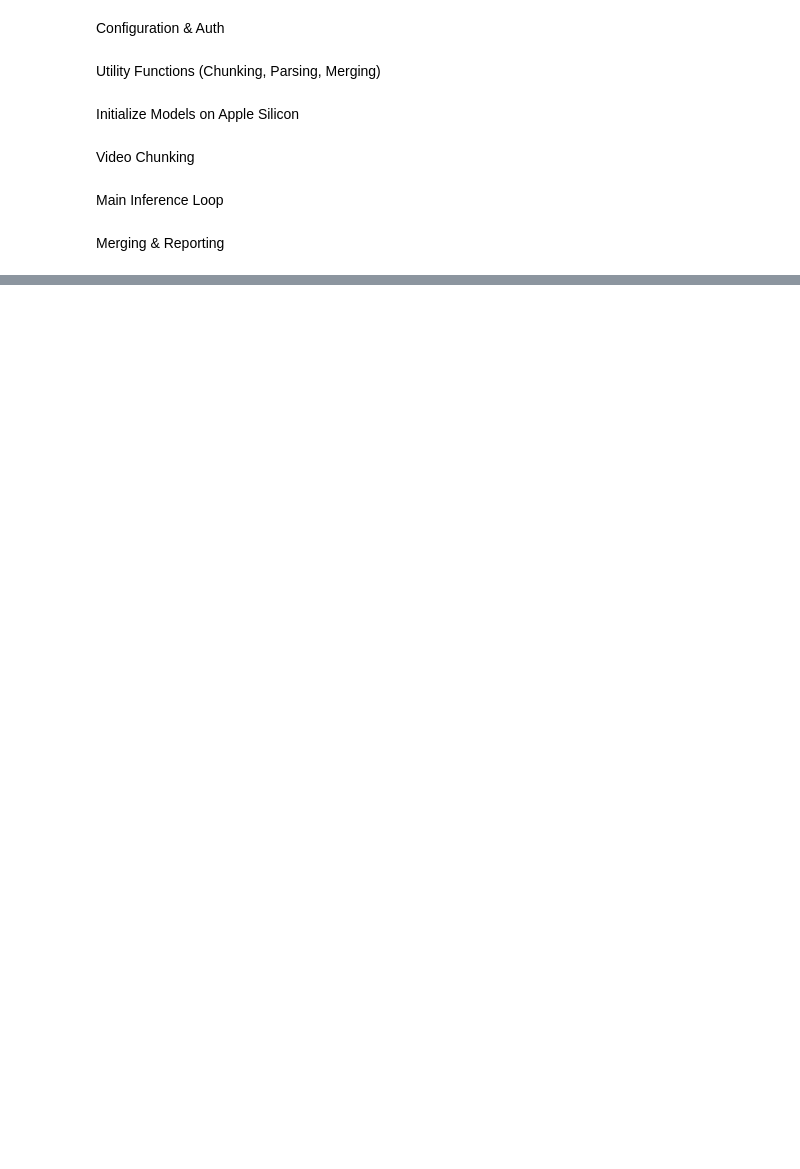
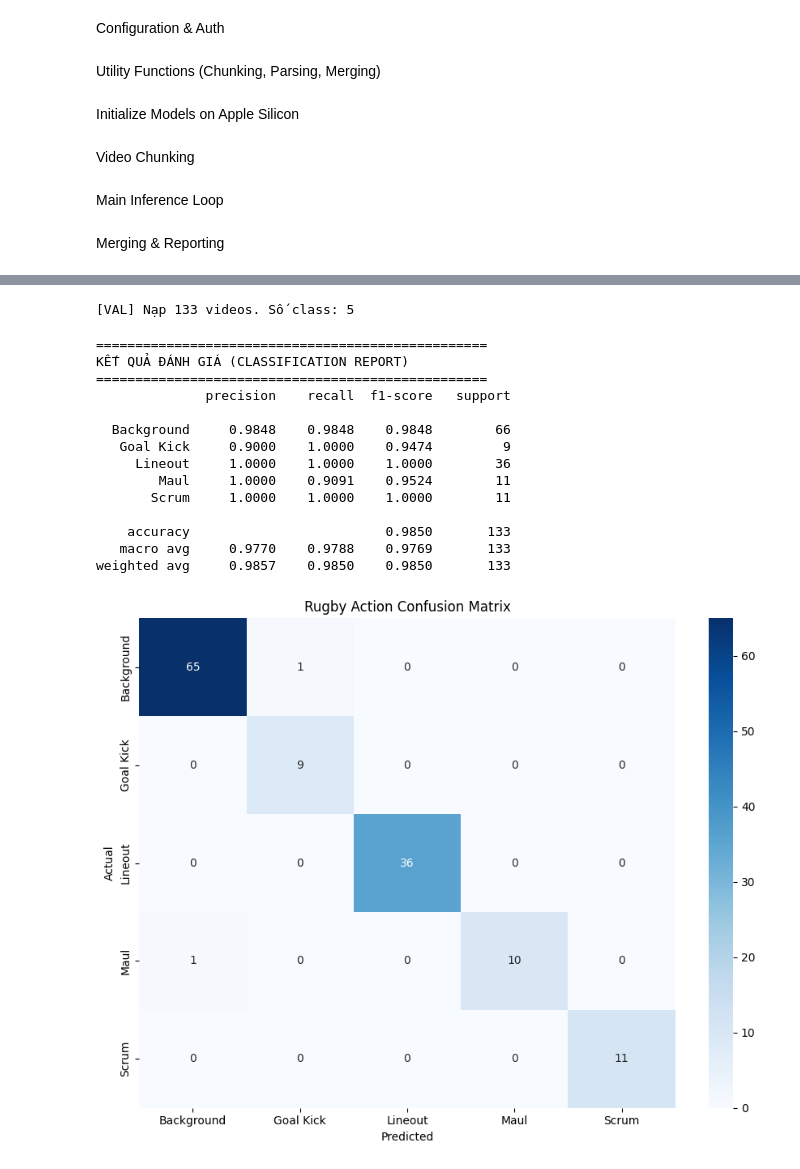
Before and after one commit to Deddoggo/Mllm-Rugby-Analysis, a Jupyter notebook: long_video_event_detecting.ipynb, the cells around one changed output, grey strips where cells are left out. Cells and saved outputs as stored; diff of their text form; code cells hidden in the pictures; blank space fills up the shorter version.

Commit message:
[Modify&Experiment] Long Video Event Detecting & Match Results Crawling

```diff
--- a/long_video_event_detecting.ipynb
+++ b/long_video_event_detecting.ipynb
@@ -782,0 +1021,70 @@ Event 65: 2533.5s --> 2534.5s (Duration: 1.0s)
+# %%
+import torch
+from transformers import VJEPA2ForVideoClassification, VJEPA2VideoProcessor
+from sklearn.metrics import classification_report, confusion_matrix
+import matplotlib.pyplot as plt
+import seaborn as sns
+from functools import partial
+from tqdm import tqdm
+
+def evaluate_saved_model(checkpoint_dir="rugby_linear_head_5_classes"):
+    device = torch.device("cuda" if torch.cuda.is_available() else "mps" if torch.backends.mps.is_available() else "cpu")
+
+    # Load model và processor đã lưu
+    model = VJEPA2ForVideoClassification.from_pretrained(checkpoint_dir).to(device)
+    processor = VJEPA2VideoProcessor.from_pretrained(checkpoint_dir)
+    model.eval()
+
+    val_ds = RugbyDataset("mydata", split='val', val_match_prefix="Toulouse 24 - 27 ASM")
+    collate_w_frames = partial(custom_collate_fn, num_frames=16)
+    val_loader = DataLoader(val_ds, batch_size=4, shuffle=False, collate_fn=collate_w_frames)
+
+    all_preds, all_labels = [], []
+
+    with torch.no_grad():
+        for videos_list, labels in tqdm(val_loader, desc="Đang đánh giá"):
+            inputs = processor(videos_list, return_tensors="pt").to(device)
+            outputs = model(**inputs)
+            preds = outputs.logits.argmax(-1)
+
+            all_preds.extend(preds.cpu().numpy())
+            all_labels.extend(labels.numpy())
+
+    target_names = [val_ds.id2label[i] for i in range(len(val_ds.classes))]
+
+    # In báo cáo
+    print("\n" + "="*50)
+    print("KẾT QUẢ ĐÁNH GIÁ (CLASSIFICATION REPORT)")
+    print("="*50)
+    print(classification_report(all_labels, all_preds, target_names=target_names, digits=4, zero_division=0))
+
+    # Vẽ Confusion Matrix
+    cm = confusion_matrix(all_labels, all_preds)
+    plt.figure(figsize=(9, 7))
+    sns.heatmap(cm, annot=True, fmt='d', cmap='Blues', xticklabels=target_names, yticklabels=target_names)
+    plt.title("Rugby Action Confusion Matrix")
+    plt.xlabel("Predicted")
+    plt.ylabel("Actual")
+    plt.tight_layout()
+    plt.savefig("eval_confusion_matrix.png", dpi=300)
+    plt.show()
+
+if __name__ == '__main__':
+    evaluate_saved_model()
+# %% [output]
+[VAL] Nạp 133 videos. Số class: 5
+==================================================
+KẾT QUẢ ĐÁNH GIÁ (CLASSIFICATION REPORT)
+==================================================
+              precision    recall  f1-score   support
+
+  Background     0.9848    0.9848    0.9848        66
+   Goal Kick     0.9000    1.0000    0.9474         9
+     Lineout     1.0000    1.0000    1.0000        36
+        Maul     1.0000    0.9091    0.9524        11
+       Scrum     1.0000    1.0000    1.0000        11
+
+    accuracy                         0.9850       133
+   macro avg     0.9770    0.9788    0.9769       133
+weighted avg     0.9857    0.9850    0.9850       133
+[figure, added]
```
Also changed, not shown: parts of 14 cells of this notebook, 4 other files.
